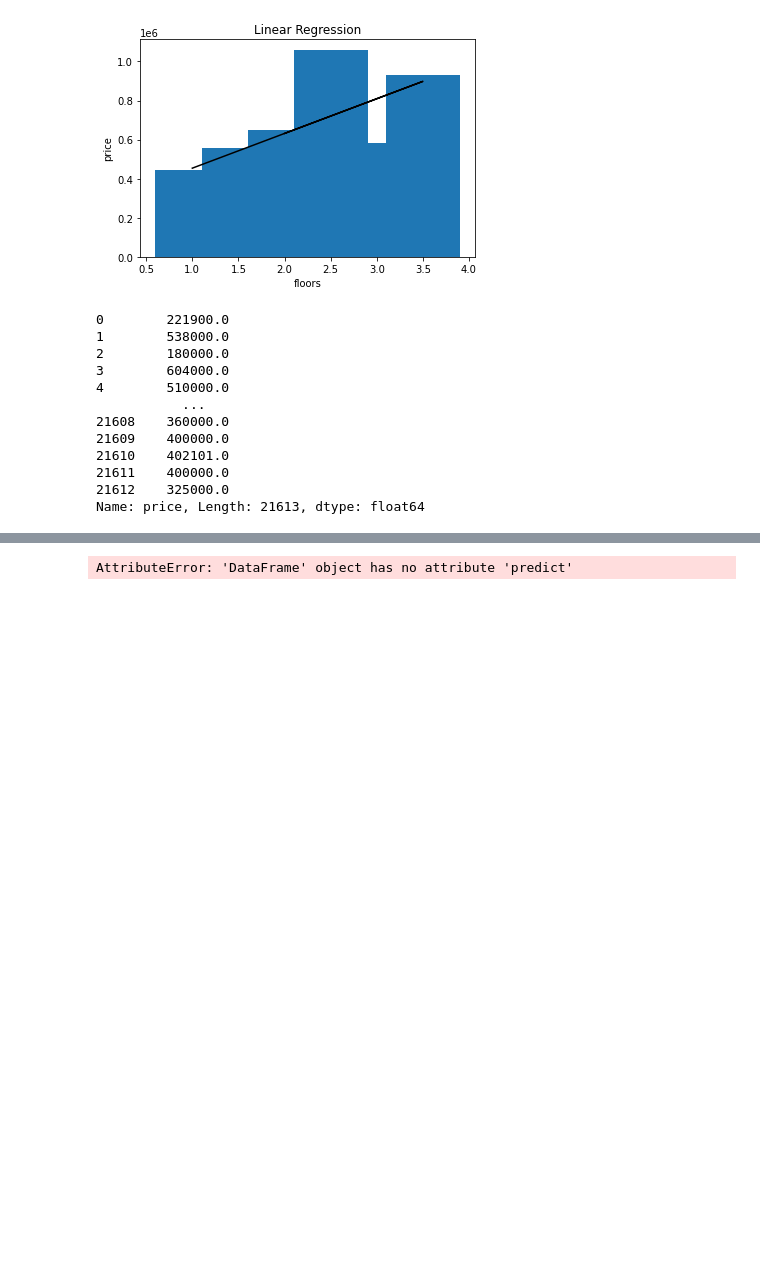
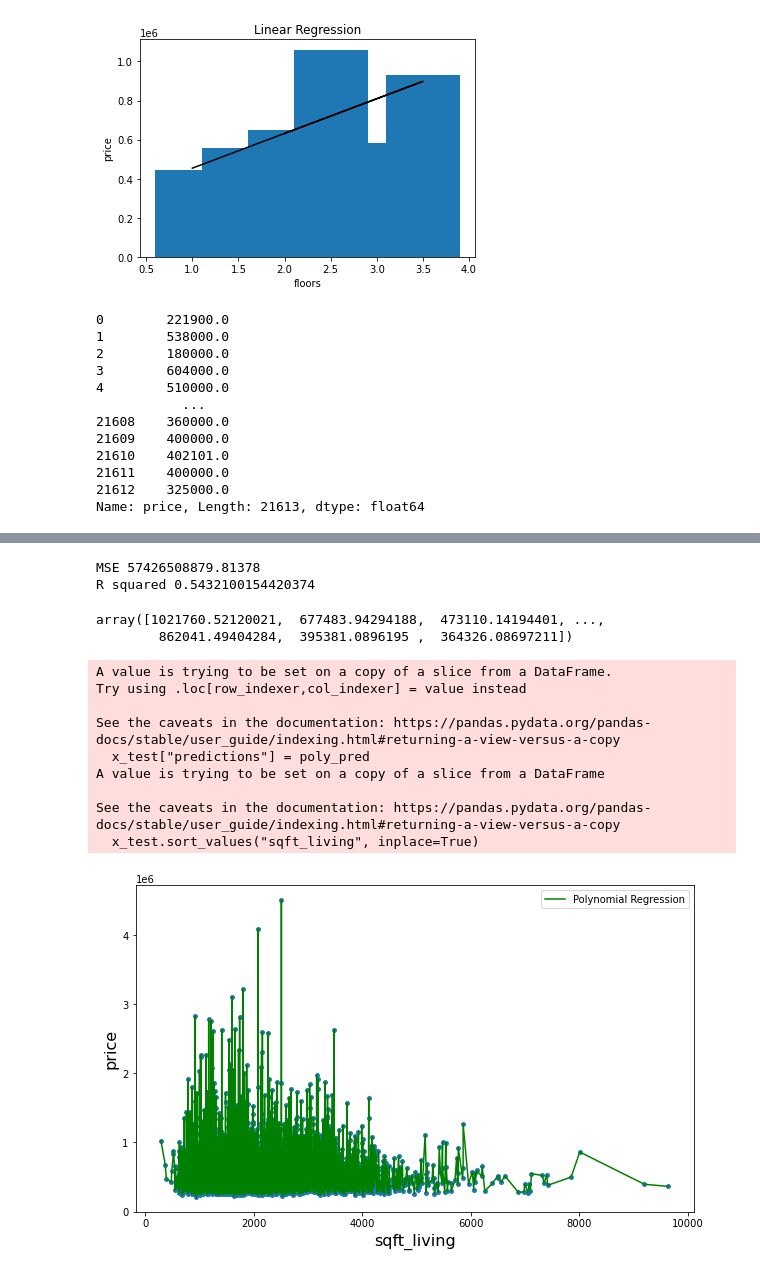
Before and after one commit to Salma1-dev/gomycode_excersises, a Jupyter notebook: Machine Learning Checkpoint 1.ipynb, the cells around one changed output, grey strips where cells are left out. Drawn from its saved outputs; the diff is of its cells as text; code cells hidden in the pictures; blank space fills up the shorter version.

```diff
--- a/Machine Learning Checkpoint 1.ipynb
+++ b/Machine Learning Checkpoint 1.ipynb
@@ -158,6 +158,6 @@ IndentationError: unexpected indent (<ipython-input-28-accefd9f40f3>, line 3)
 # %%
-x = df_house[["id","price"]]
-y = df_house["floors"]
+x = df_house[["sqft_living","floors"]]
+y = df_house["price"]
 x_train,x_test,y_train,y_test = train_test_split(x,y,test_size=0.35,random_state=40)
 
 model = LinearRegression()
@@ -176,5 +192,5 @@ from sklearn.pipeline import Pipeline
 
 Input=[('polynomial',PolynomialFeatures(degree=2)),('df_house',LinearRegression())]
 pipe = Pipeline(Input)
-pipe.fit(x.reshape(-1,1),y.reshape(-1,1)
+pipe.fit(x,y)
 # %% [output]
@@ -182,16 +199,35 @@ SyntaxError: unexpected EOF while parsing (<ipython-input-26-34dd430fc5e6>, line
+# %%
+poly_pred = pipe.predict(x_test)
+
+print("MSE", mean_squared_error(y_test,poly_pred))
+print("R squared", metrics.r2_score(y_test,poly_pred))
+# %% [output]
+MSE 57426508879.81378
+R squared 0.5432100154420374
+# %%
+poly_pred
+# %% [output]
+array([1021760.52120021,  677483.94294188,  473110.14194401, ...,
+        862041.49404284,  395381.0896195 ,  364326.08697211])
 # %%
-poly_pred = df_house.predict(x.reshape(-1,1))
+x_test["predictions"] = poly_pred
 
-sorted_zip = sorted(zip(x,poly_pred))
-x_poly, poly_pred = zip(*sorted_zip)
-
+x_test.sort_values("sqft_living", inplace=True)
 plt.figure(figsize = (10,6))
-plt.scatter(x,y,s = 15)
-plt.plot(x,y_pred,color ='r',label='Linear Regression')
-plt.plot(x_poly,poly_pred,color='g',label='Polynomial Regression')
-plt.xlabel('floors',fontsize=16)
+plt.scatter(x_test["sqft_living"],x_test["predictions"],s = 15)
+plt.plot(x_test["sqft_living"],x_test["predictions"],color='g',label='Polynomial Regression')
+plt.xlabel('sqft_living',fontsize=16)
 plt.ylabel('price',fontsize=16)
 plt.legend()
 plt.show()
 # %% [output]
-AttributeError: 'DataFrame' object has no attribute 'predict'
+A value is trying to be set on a copy of a slice from a DataFrame.
+Try using .loc[row_indexer,col_indexer] = value instead
+
+See the caveats in the documentation: https://pandas.pydata.org/pandas-docs/stable/user_guide/indexing.html#returning-a-view-versus-a-copy
+  x_test["predictions"] = poly_pred
+A value is trying to be set on a copy of a slice from a DataFrame
+
+See the caveats in the documentation: https://pandas.pydata.org/pandas-docs/stable/user_guide/indexing.html#returning-a-view-versus-a-copy
+  x_test.sort_values("sqft_living", inplace=True)
+[figure, added]
```
Also changed, not shown: parts of 4 cells of this notebook.
